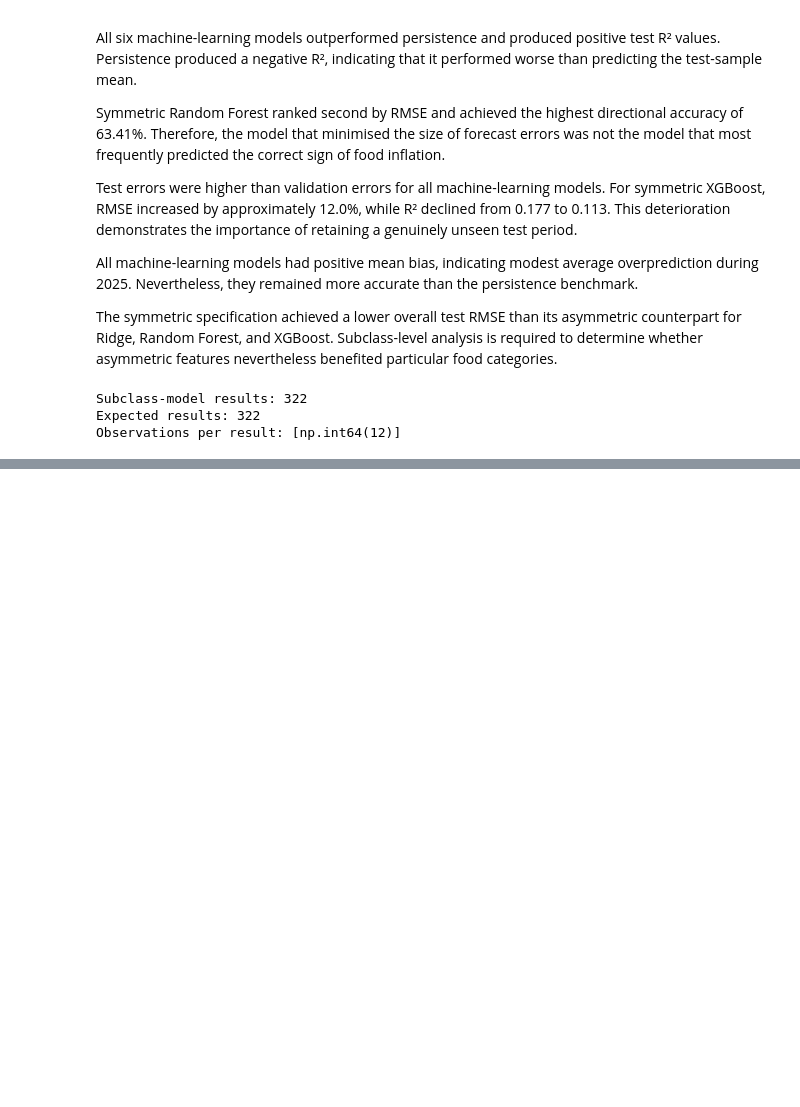
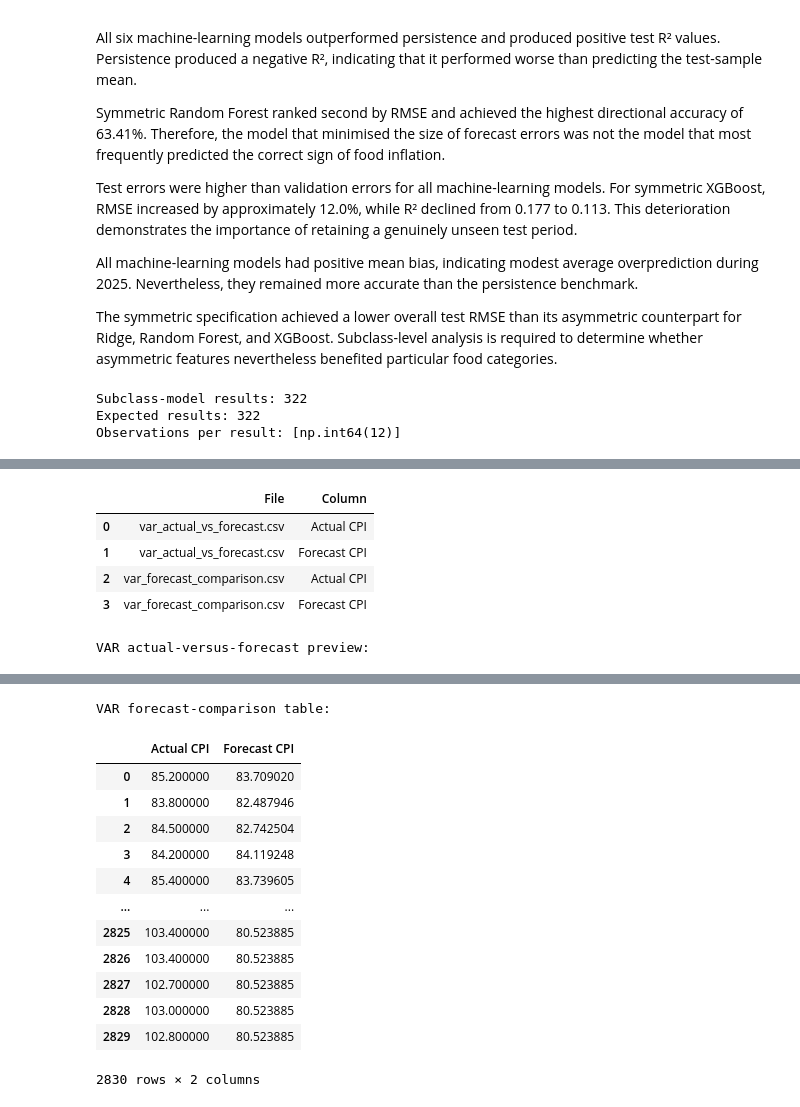
Before and after one commit to MasindiManaga/ERPT_ML_Research, a Jupyter notebook: notebooks/09_Machine_Learning_Evaluation_and_Comparison.ipynb, the cells around one changed output, grey strips where cells are left out. Cells and saved outputs as stored; diff of their text form; code cells hidden in the pictures; blank space fills up the shorter version.

```diff
--- a/notebooks/09_Machine_Learning_Evaluation_and_Comparison.ipynb
+++ b/notebooks/09_Machine_Learning_Evaluation_and_Comparison.ipynb
@@ -706,0 +998,59 @@ Largest asymmetric improvements:
+# %%
+# inspect archived VAR forecast results
+var_archive_directory = Path("../reports/archive/var")
+
+var_actual_vs_forecast = pd.read_csv(
+    var_archive_directory / "var_actual_vs_forecast.csv"
+)
+
+var_forecast_comparison = pd.read_csv(
+    var_archive_directory / "var_forecast_comparison.csv"
+)
+
+var_file_summary = pd.DataFrame(
+    [
+        {
+            "File": "var_actual_vs_forecast.csv",
+            "Rows": len(var_actual_vs_forecast),
+            "Columns": len(var_actual_vs_forecast.columns),
+            "Missing_Values": int(
+                var_actual_vs_forecast.isna().sum().sum()
+            ),
+        },
+        {
+            "File": "var_forecast_comparison.csv",
+            "Rows": len(var_forecast_comparison),
+            "Columns": len(var_forecast_comparison.columns),
+            "Missing_Values": int(
+                var_forecast_comparison.isna().sum().sum()
+            ),
+        },
+    ]
+)
+
+var_column_inventory = pd.DataFrame(
+    [
+        {
+            "File": "var_actual_vs_forecast.csv",
+            "Column": column,
+        }
+        for column in var_actual_vs_forecast.columns
+    ]
+    + [
+        {
+            "File": "var_forecast_comparison.csv",
+            "Column": column,
+        }
+        for column in var_forecast_comparison.columns
+    ]
+)
+
+display(var_file_summary)
+display(var_column_inventory)
+
+print("VAR actual-versus-forecast preview:")
+display(var_actual_vs_forecast.head(10))
+
+print("VAR forecast-comparison table:")
+display(var_forecast_comparison)
+# %% [output]
@@ -706,0 +1060,6 @@ Largest asymmetric improvements:
+|  | File | Column |
+| 0 | var_actual_vs_forecast.csv | Actual CPI |
+| 1 | var_actual_vs_forecast.csv | Forecast CPI |
+| 2 | var_forecast_comparison.csv | Actual CPI |
+| 3 | var_forecast_comparison.csv | Forecast CPI |
+VAR actual-versus-forecast preview:
@@ -706,0 +1077,14 @@ Largest asymmetric improvements:
+VAR forecast-comparison table:
+|  | Actual CPI | Forecast CPI |
+| 0 | 85.200000 | 83.709020 |
+| 1 | 83.800000 | 82.487946 |
+| 2 | 84.500000 | 82.742504 |
+| 3 | 84.200000 | 84.119248 |
+| 4 | 85.400000 | 83.739605 |
+| ... | ... | ... |
+| 2825 | 103.400000 | 80.523885 |
+| 2826 | 103.400000 | 80.523885 |
+| 2827 | 102.700000 | 80.523885 |
+| 2828 | 103.000000 | 80.523885 |
+| 2829 | 102.800000 | 80.523885 |
+2830 rows × 2 columns
```
Also changed, not shown: parts of 14 cells of this notebook.
